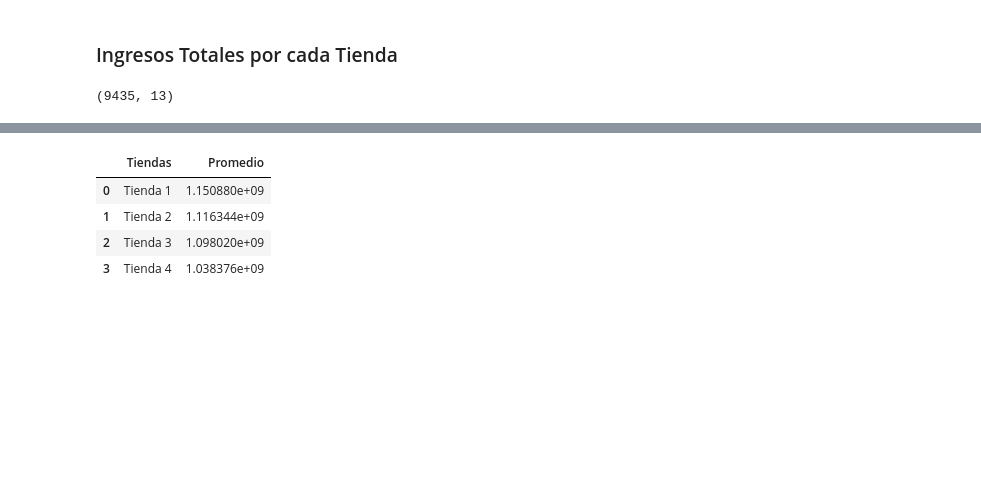
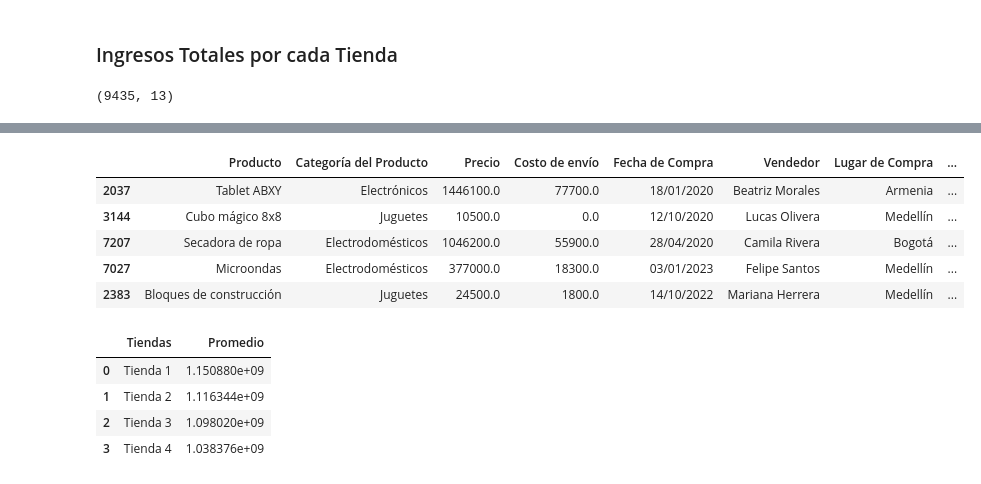
Before and after one commit to LejImkoaj/challenge1-data-science-alura-store-latam, a Jupyter notebook: AluraStoreLatam.ipynb, the cells around one changed output, grey strips where cells are left out. Cells and saved outputs as stored; diff of their text form; code cells hidden in the pictures; blank space fills up the shorter version.

```diff
--- a/AluraStoreLatam.ipynb
+++ b/AluraStoreLatam.ipynb
@@ -70,3 +93,12 @@ todas_las_tiendas.shape # Verificando el total de filas y columnas
+# %%
+todas_las_tiendas.sample(5)
+# %% [output]
+|  | Producto | Categoría del Producto | Precio | Costo de envío | Fecha de Compra | Vendedor | Lugar de Compra | ... |
+| 2037 | Tablet ABXY | Electrónicos | 1446100.0 | 77700.0 | 18/01/2020 | Beatriz Morales | Armenia | ... |
+| 3144 | Cubo mágico 8x8 | Juguetes | 10500.0 | 0.0 | 12/10/2020 | Lucas Olivera | Medellín | ... |
+| 7207 | Secadora de ropa | Electrodomésticos | 1046200.0 | 55900.0 | 28/04/2020 | Camila Rivera | Bogotá | ... |
+| 7027 | Microondas | Electrodomésticos | 377000.0 | 18300.0 | 03/01/2023 | Felipe Santos | Medellín | ... |
+| 2383 | Bloques de construcción | Juguetes | 24500.0 | 1800.0 | 14/10/2022 | Mariana Herrera | Medellín | ... |
 # %%
 df_ingresos_totales = todas_las_tiendas.groupby("Tiendas")["Precio"].sum()\
                                        .reset_index(name="Promedio")
```
Also changed, not shown: parts of 1 cell of this notebook, 1 other file.
